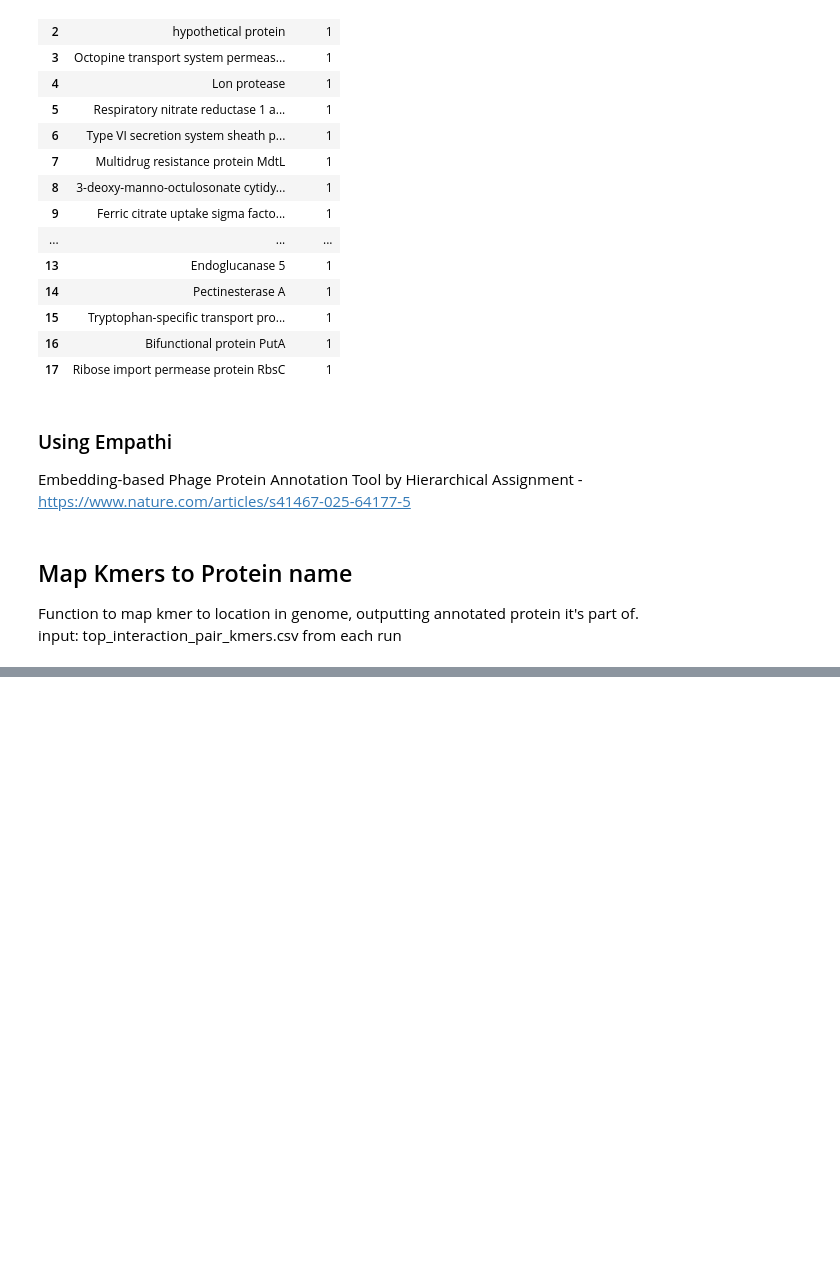
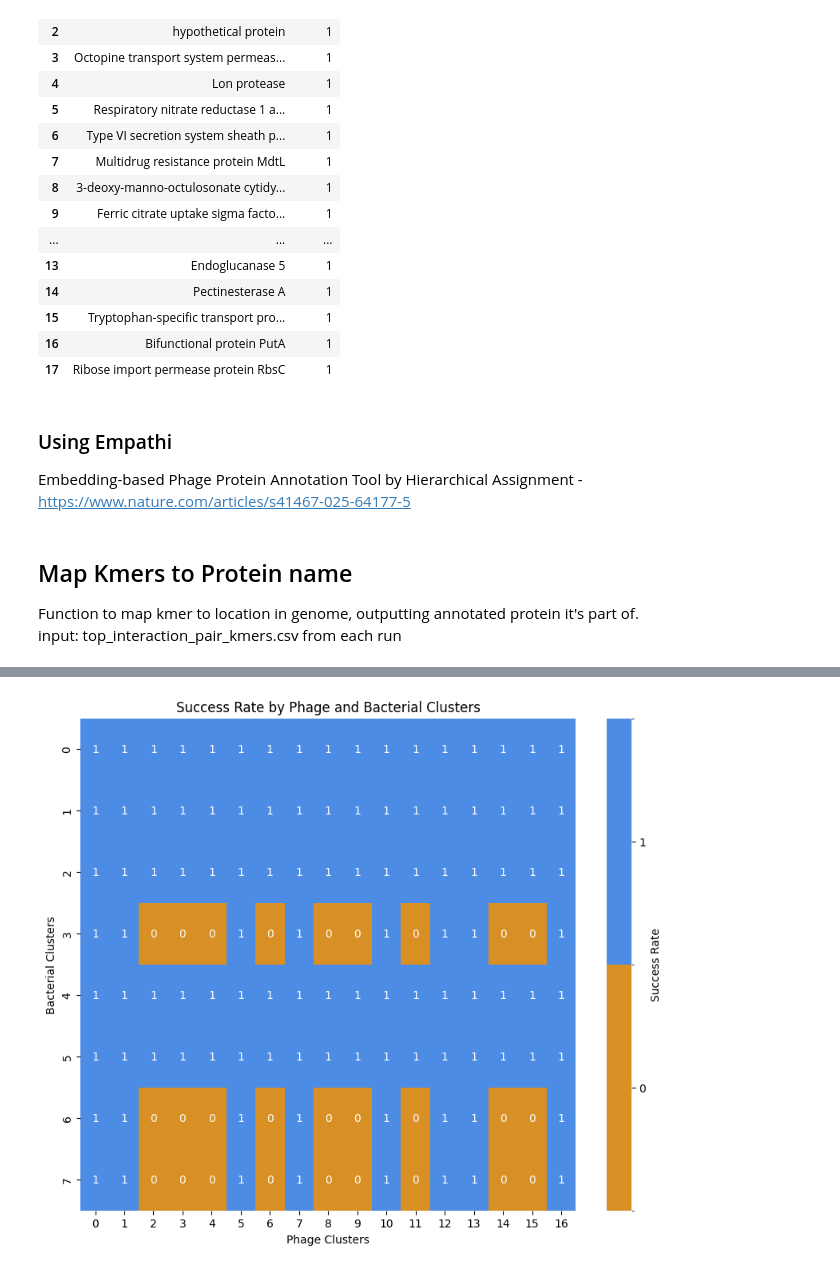
Before and after one commit to azzy72/PredictPhagePPI, a Jupyter notebook: notebooks/FFNN_outer_dev.ipynb, the cells around one changed output, grey strips where cells are left out. Cells and saved outputs as stored; diff of their text form; code cells hidden in the pictures; blank space fills up the shorter version.

```diff
--- a/notebooks/FFNN_outer_dev.ipynb
+++ b/notebooks/FFNN_outer_dev.ipynb
@@ -258,0 +341,28 @@ input: top_interaction_pair_kmers.csv from each run
+# %%
+def plot_b_p_heatmap(df):
+    from matplotlib.colors import ListedColormap, BoundaryNorm
+
+    # Calculate success rate for each combination
+    heatmap_data = df.groupby(['b_value', 'p_value'])['status'].value_counts(normalize=True).unstack().fillna(0)
+    # We only care about the 'passed' percentage
+    passed_rate = heatmap_data['passed'].unstack()
+
+    plt.figure(figsize=(10, 8))
+    cmap = ListedColormap(["#D4840DE8", "#2E78E0D9"])  # muted orange, muted blue
+    norm = BoundaryNorm([-0.5, 0.5, 1.5], cmap.N)
+
+    sns.heatmap(
+        passed_rate,
+        annot=True,
+        fmt=".0f",
+        cmap=cmap,
+        norm=norm,
+        cbar_kws={"label": "Success Rate", "ticks": [0, 1]}
+    )
+
+    plt.title("Success Rate by Phage and Bacterial Clusters")
+    plt.xlabel("Phage Clusters")
+    plt.ylabel("Bacterial Clusters")
+    plt.show()
+# %% [output]
+[figure, added]
```
Also changed, not shown: parts of 6 cells of this notebook, 5 other files.
